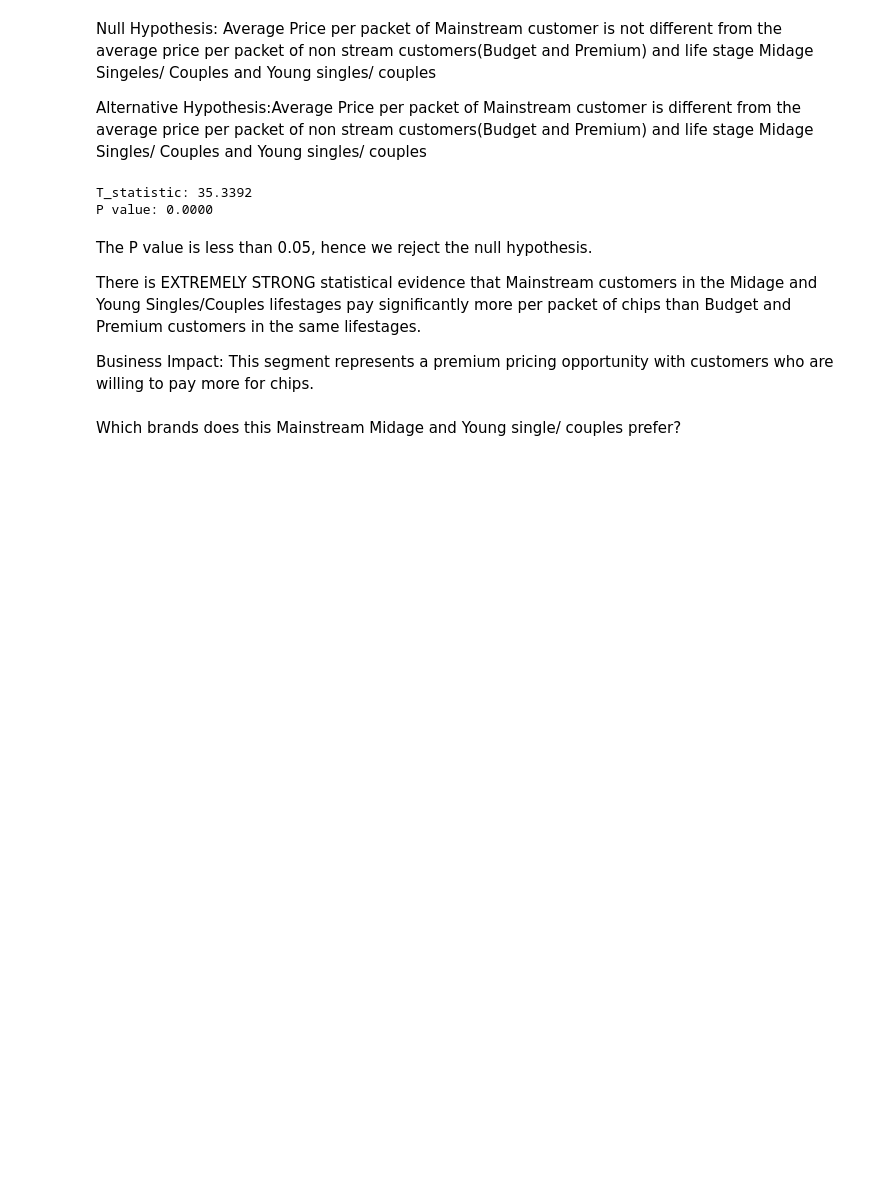
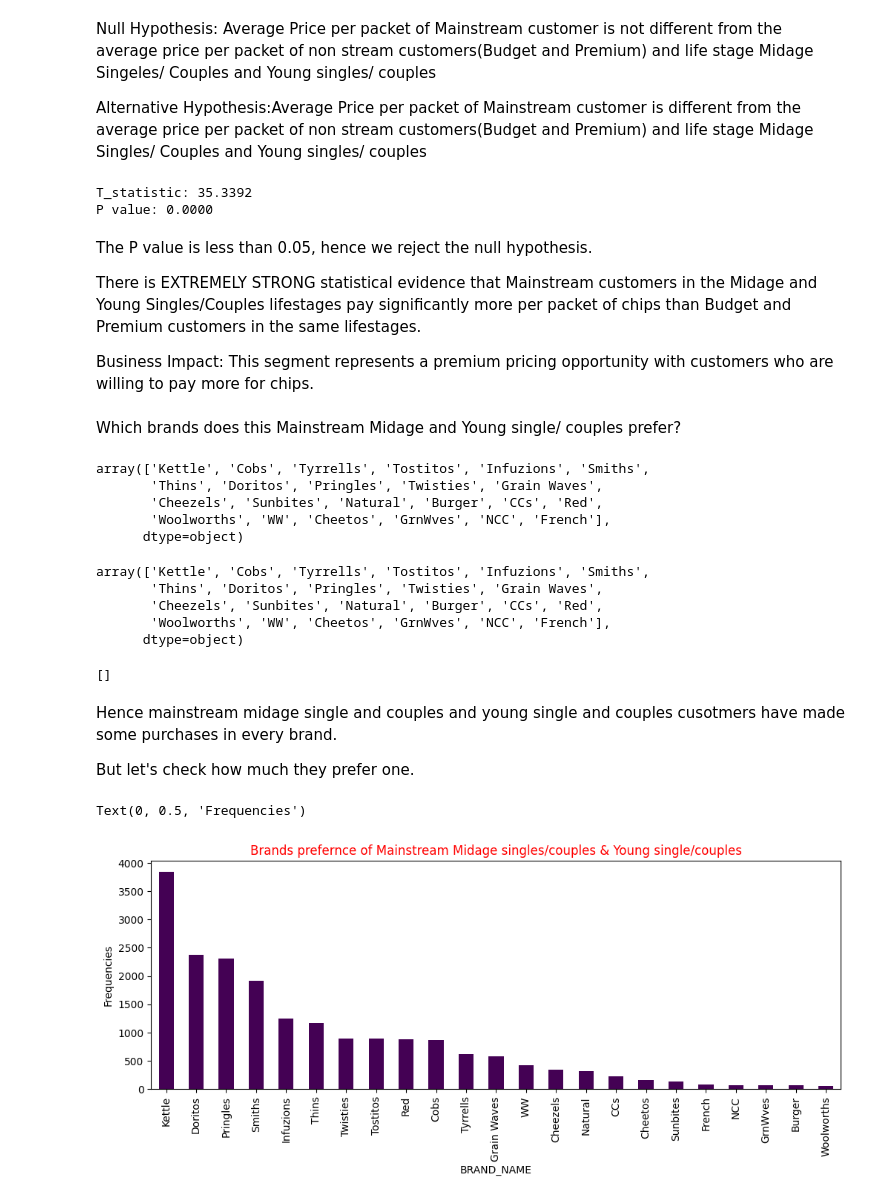
Before and after one commit to Mridul-dhungana/Quantium-Data-Analytics, a Jupyter notebook: Data Analytics.ipynb, the cells around one changed output. Cells and saved outputs as stored; diff of their text form; code cells hidden in the pictures; blank space fills up the shorter version.

```diff
--- a/Data Analytics.ipynb
+++ b/Data Analytics.ipynb
@@ -883,6 +883,8 @@ merged_df['LYLTY_CARD_NBR'].unique()
 # %% [output]
 array([ 34057, 245223, 160226, ..., 186423,  51129,   9297],
       shape=(71287,))
+# %%
+merged_df['PRICE_PER_PACKET']=merged_df['TOT_SALES']/merged_df['PROD_QTY']
 # %% [markdown]
 The left join worked perfectly.
 # %%
@@ -1379,3 +1381,39 @@ This segment represents a premium pricing opportunity with
 customers who are willing to pay more for chips.
 # %% [markdown]
 Which brands does this Mainstream Midage and Young single/ couples prefer?
+# %%
+mainstream_brand=target_data[target_data['PREMIUM_CUSTOMER']=='Mainstream']['BRAND_NAME'].unique()
+mainstream_brand
+# %% [output]
+array(['Kettle', 'Cobs', 'Tyrrells', 'Tostitos', 'Infuzions', 'Smiths',
+       'Thins', 'Doritos', 'Pringles', 'Twisties', 'Grain Waves',
+       'Cheezels', 'Sunbites', 'Natural', 'Burger', 'CCs', 'Red',
+       'Woolworths', 'WW', 'Cheetos', 'GrnWves', 'NCC', 'French'],
+      dtype=object)
+# %%
+brand_names=merged_df['BRAND_NAME'].unique()
+brand_names
+# %% [output]
+array(['Kettle', 'Cobs', 'Tyrrells', 'Tostitos', 'Infuzions', 'Smiths',
+       'Thins', 'Doritos', 'Pringles', 'Twisties', 'Grain Waves',
+       'Cheezels', 'Sunbites', 'Natural', 'Burger', 'CCs', 'Red',
+       'Woolworths', 'WW', 'Cheetos', 'GrnWves', 'NCC', 'French'],
+      dtype=object)
+# %%
+# Checking whether mainstream midage single and couples and young single and couples customers donnot prefer certain brands?
+brands_missing=[x for x in brand_names if x not in mainstream_brand]
+brands_missing
+# %% [output]
+[]
+# %% [markdown]
+Hence mainstream midage single and couples and young single and couples cusotmers have made some purchases in every brand.
+
+But let's check how much they prefer one.
+# %%
+brand_names_frequencies=target_data[target_data['PREMIUM_CUSTOMER']=='Mainstream']['BRAND_NAME'].value_counts()
+brand_names_frequencies.plot(kind='bar',figsize=(12,4),colormap='viridis')
+plt.title('Brands prefernce of Mainstream Midage singles/couples & Young single/couples',color='red')
+plt.ylabel('Frequencies')
+# %% [output]
+Text(0, 0.5, 'Frequencies')
+[figure, added]
```
Also changed, not shown: parts of 24 cells of this notebook, 1 other file.
